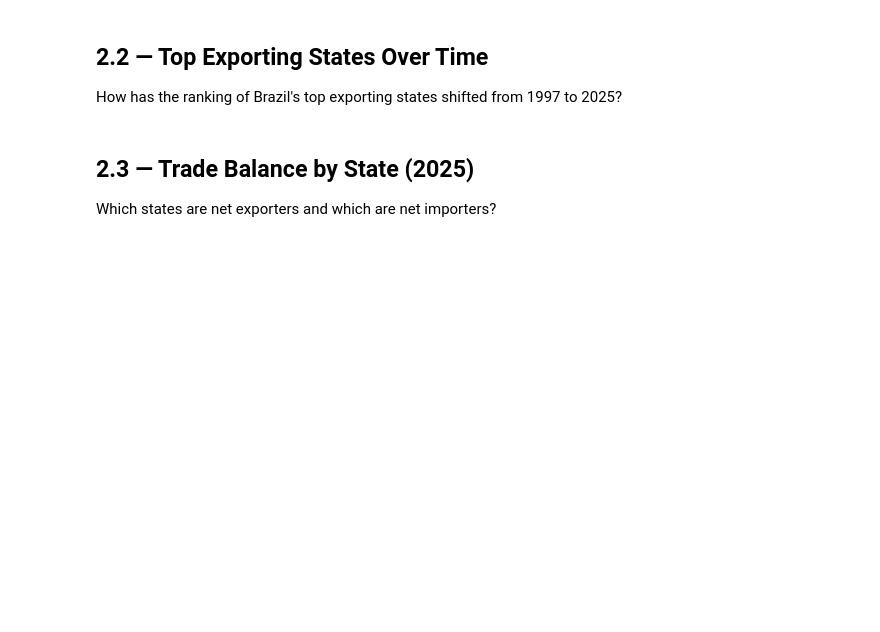
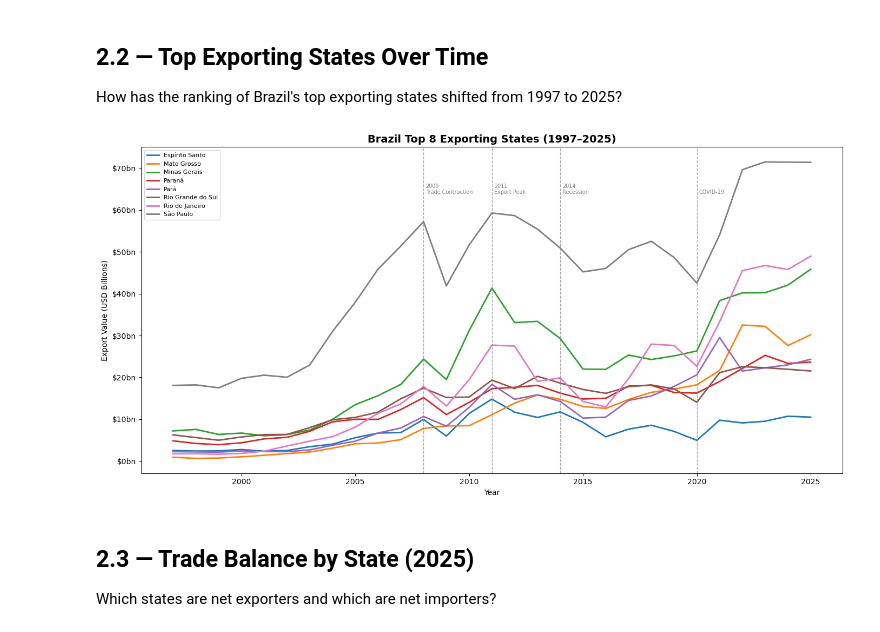
Before and after one commit to Eduardo-kohn/brazil-state-trade-analysis, a Jupyter notebook: SRC/Analysis/step2_state_competitiveness.ipynb, the cells around one changed output. Saved outputs shown, nothing was run; the diff lists cells and outputs as text; code cells hidden in the pictures; blank space fills up the shorter version.

```diff
--- a/SRC/Analysis/step2_state_competitiveness.ipynb
+++ b/SRC/Analysis/step2_state_competitiveness.ipynb
@@ -115,36 +136,38 @@ df_state_time = pd.read_sql(query_state_time, engine)
 df_state_time['exports_usd_bn'] = df_state_time['exports_usd'] / 1e9
 
 top8_states = (
     df_state_time.groupby('state')['exports_usd']
     .sum().nlargest(8).index.tolist()
 )
 
 df_top8 = df_state_time[df_state_time['state'].isin(top8_states)]
 df_pivot = df_top8.pivot(index='year', columns='state', values='exports_usd_bn').fillna(0)
 
 ## Annotate key periods identified in Step 1
 events = {
-    2009: ('2009\nTrade Contraction', 2008.5),
-    2011: ('2011\nExport Peak',       2011.5),
+    2009: ('2009\nTrade Contraction', 2008),
+    2011: ('2011\nExport Peak',       2011),
     2014: ('2014\nRecession',         2014.0),
-    2020: ('COVID-19',                2019.833)
+    2020: ('COVID-19',                2020)
 }
 
 fig, ax = plt.subplots(figsize=(14, 7))
 for state in df_pivot.columns:
     ax.plot(df_pivot.index, df_pivot[state], label=state, linewidth=2)
 for year, (label, xpos) in events.items():
     ax.axvline(x=xpos, color='gray', linestyle='--', linewidth=1, alpha=0.7)
     ax.text(xpos + 0.1, ax.get_ylim()[1] * 0.85, label, fontsize=7, color='gray')
 
 ax.set_title(f"Brazil Top 8 Exporting States (1997–{MAX_YEAR})", fontsize=14, fontweight='bold')
 ax.set_xlabel("Year")
 ax.set_ylabel("Export Value (USD Billions)")
 ax.legend(loc='upper left', fontsize=8)
 ax.yaxis.set_major_formatter(mticker.FormatStrFormatter('$%.0fbn'))
 plt.tight_layout()
 plt.savefig('output_2_2_state_exports_time.png', dpi=150)
 plt.show()
+# %% [output]
+[figure, added]
 # %% [markdown]
 ## 2.3 — Trade Balance by State (2025)
 Which states are net exporters and which are net importers?
```
Also changed, not shown: parts of 27 cells of this notebook.
